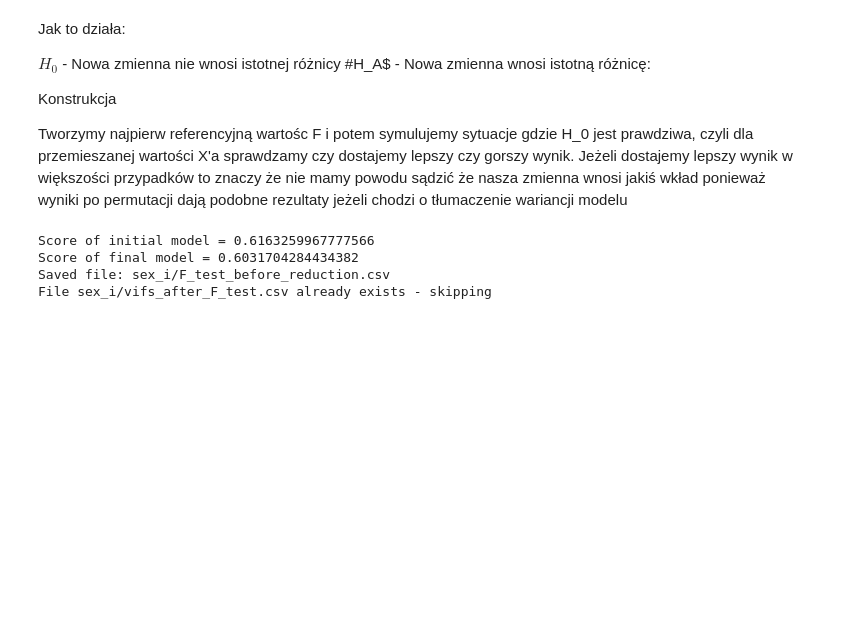
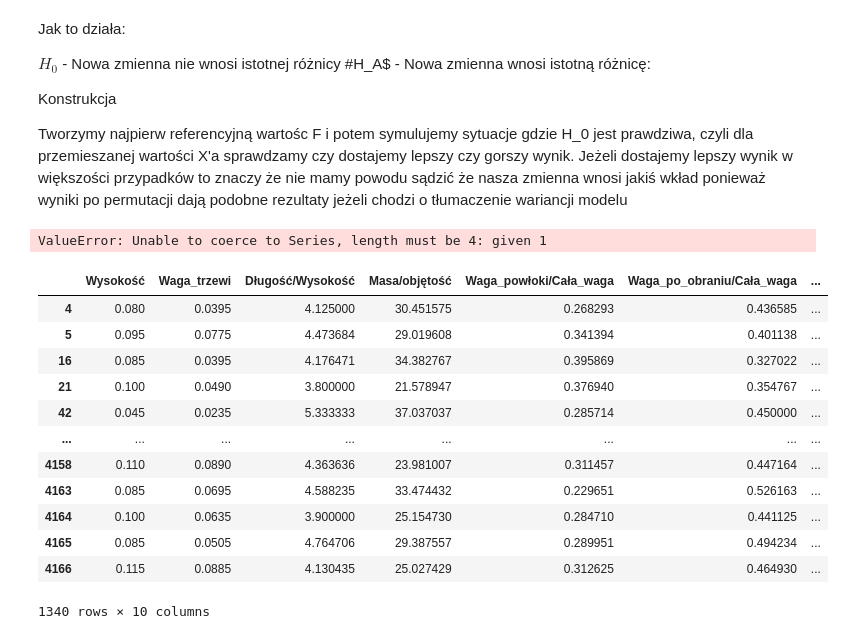
Before and after one commit to maxi7524/econometry_project_abalone, a Jupyter notebook: projekt_python.ipynb, the cells around one changed output. Drawn from its saved outputs; the diff is of its cells as text; code cells hidden in the pictures; blank space fills up the shorter version.

```diff
--- a/projekt_python.ipynb
+++ b/projekt_python.ipynb
@@ -565,6 +565,9 @@ while True:
 # creating vifs_F_test df
 vifs_after_F_test = pd.concat(vifs_after_F_test, axis=0)
 
+# ------- update of X_final ------- #
+# TODO ~ repair code, we take into consideration wrong features and that is why we have so big scores, we should have fewer features, make this code more reusable
+X_final = X_final.drop(columns=reduce_features_vif_test)
 
 # ------- calculatting scores for models ------- #
 lm_new, lm_final = LinearRegression(), LinearRegression()
@@ -576,7 +579,20 @@ print(f'Score of initial model = {score_new}\nScore of final model = {score_fina
 save_file_safe(F_test_before_reduction, 'F_test_before_reduction', 'csv', df_index=True, skip_if_exists=True)
 save_file_safe(vifs_after_F_test, 'vifs_after_F_test', 'csv', df_index=True, skip_if_exists=True)
 # %% [output]
-Score of initial model = 0.6163259967777566
-Score of final model = 0.6031704284434382
-Saved file: sex_i/F_test_before_reduction.csv
-File sex_i/vifs_after_F_test.csv already exists - skipping
+ValueError: Unable to coerce to Series, length must be 4: given 1
+# %%
+X_final
+# %% [output]
+|  | Wysokość | Waga_trzewi | Długość/Wysokość | Masa/objętość | Waga_powłoki/Cała_waga | Waga_po_obraniu/Cała_waga | ... |
+| 4 | 0.080 | 0.0395 | 4.125000 | 30.451575 | 0.268293 | 0.436585 | ... |
+| 5 | 0.095 | 0.0775 | 4.473684 | 29.019608 | 0.341394 | 0.401138 | ... |
+| 16 | 0.085 | 0.0395 | 4.176471 | 34.382767 | 0.395869 | 0.327022 | ... |
+| 21 | 0.100 | 0.0490 | 3.800000 | 21.578947 | 0.376940 | 0.354767 | ... |
+| 42 | 0.045 | 0.0235 | 5.333333 | 37.037037 | 0.285714 | 0.450000 | ... |
+| ... | ... | ... | ... | ... | ... | ... | ... |
+| 4158 | 0.110 | 0.0890 | 4.363636 | 23.981007 | 0.311457 | 0.447164 | ... |
+| 4163 | 0.085 | 0.0695 | 4.588235 | 33.474432 | 0.229651 | 0.526163 | ... |
+| 4164 | 0.100 | 0.0635 | 3.900000 | 25.154730 | 0.284710 | 0.441125 | ... |
+| 4165 | 0.085 | 0.0505 | 4.764706 | 29.387557 | 0.289951 | 0.494234 | ... |
+| 4166 | 0.115 | 0.0885 | 4.130435 | 25.027429 | 0.312625 | 0.464930 | ... |
+1340 rows × 10 columns
```
Also changed, not shown: parts of 6 cells of this notebook, 4 other files.
